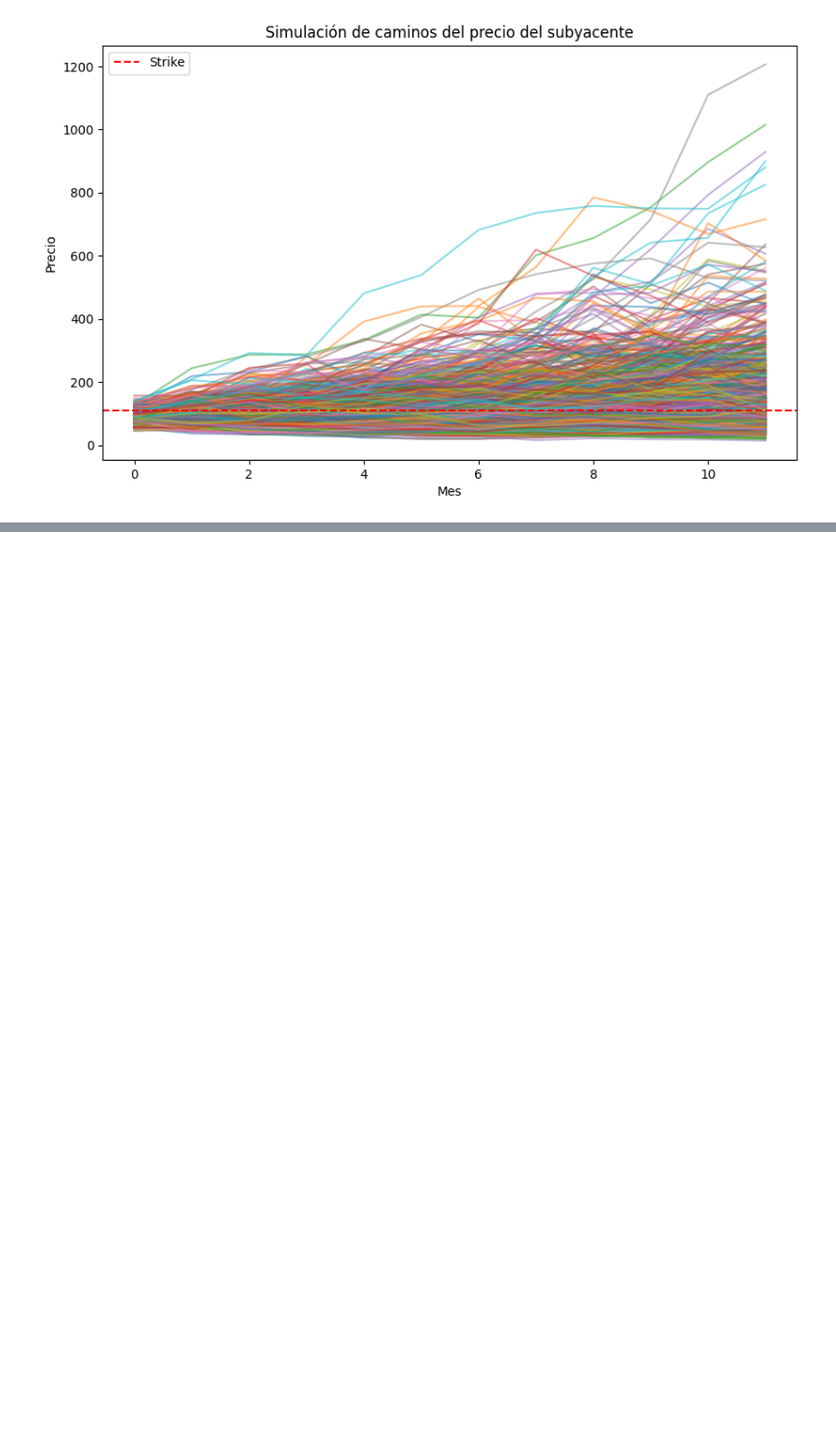
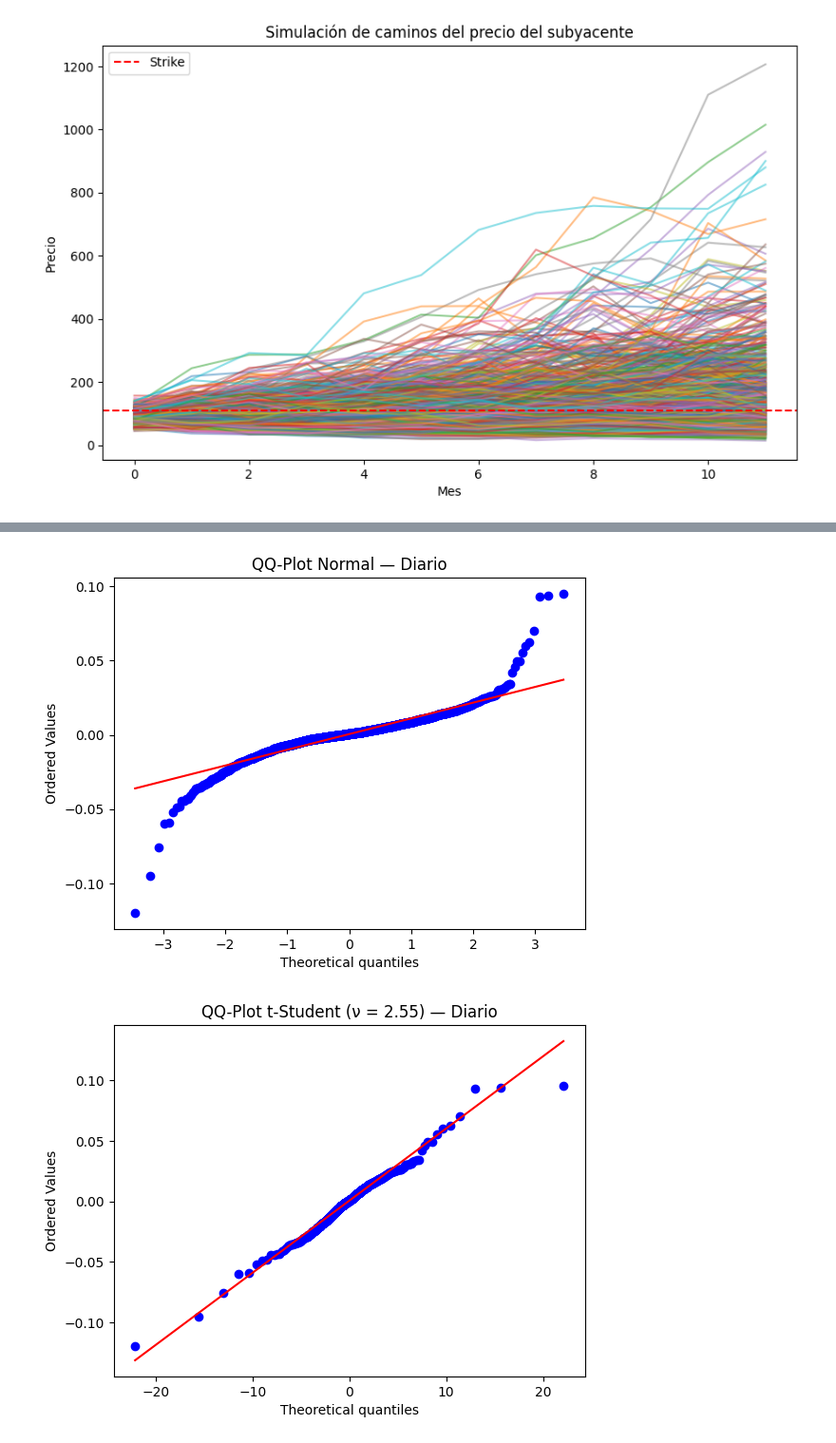
Before and after one commit to AlbertoMarquez794/diplo-data-science-albert, a Jupyter notebook: Module 2/HW/Tarea2.ipynb, the cells around one changed output, grey strips where cells are left out. Shown at 95% size. Drawn from its saved outputs; the diff is of its cells as text; code cells hidden in the pictures; blank space fills up the shorter version.

```diff
--- a/Module 2/HW/Tarea2.ipynb
+++ b/Module 2/HW/Tarea2.ipynb
@@ -70,0 +218,24 @@ plt.show()
+# %%
+def qq_plots(retornos, nombre):
+    # convertir a array 1D
+    retornos = np.asarray(retornos).ravel()
+    retornos = retornos[~np.isnan(retornos)]
+
+    # QQ-Plot Normal
+    stats.probplot(retornos, dist="norm", plot=plt)
+    plt.title(f"QQ-Plot Normal — {nombre}")
+    plt.show()
+
+    # Ajuste t-Student
+    nu, loc, scale = stats.t.fit(retornos)
+
+    stats.probplot(retornos, dist=stats.t(df=nu), plot=plt)
+    plt.title(f"QQ-Plot t-Student (ν = {nu:.2f}) — {nombre}")
+    plt.show()
+
+qq_plots(ret_diario, "Diario")
+qq_plots(ret_semanal, "Semanal")
+qq_plots(ret_mensual, "Mensual")
+# %% [output]
+[figure, added]
+[figure, added]
```
Also changed, not shown: parts of 16 cells of this notebook.
